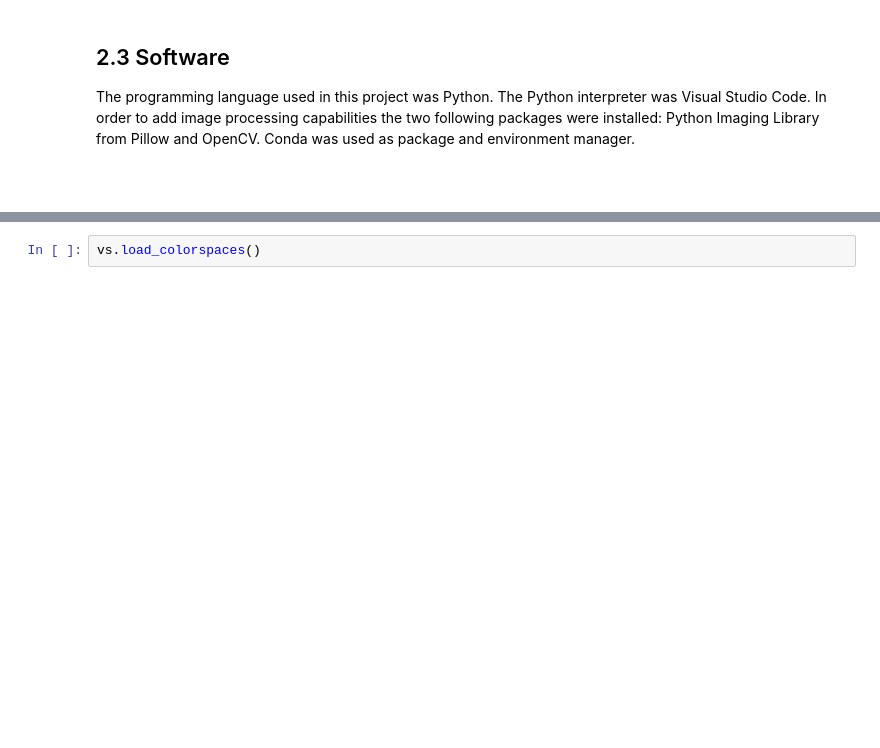
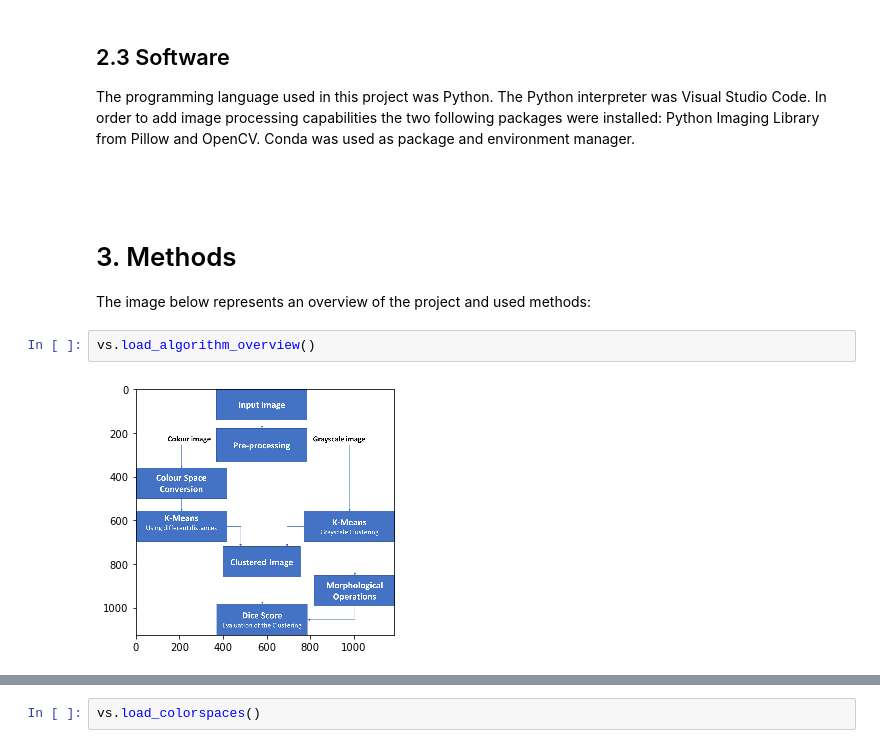
Before and after one commit to datascience-mobi-2022/2022-topic-01-team-05, a Jupyter notebook: cell_clustering/report.ipynb, the cells around one changed output, grey strips where cells are left out. Drawn from its saved outputs; the diff is of its cells as text; blank space fills up the shorter version.

Commit message:
Updated Report + Diagrams

```diff
--- a/cell_clustering/report.ipynb
+++ b/cell_clustering/report.ipynb
@@ -97,3 +109,11 @@ The programming language used in this project was Python. The Python interpreter
 <br>
 <br>
 <br>
+# %% [markdown]
+# 3. Methods
+
+The image below represents an overview of the project and used methods:
+# %%
+vs.load_algorithm_overview()
+# %% [output]
+[figure, added]
```
Also changed, not shown: parts of 21 cells of this notebook, 3 other files.
